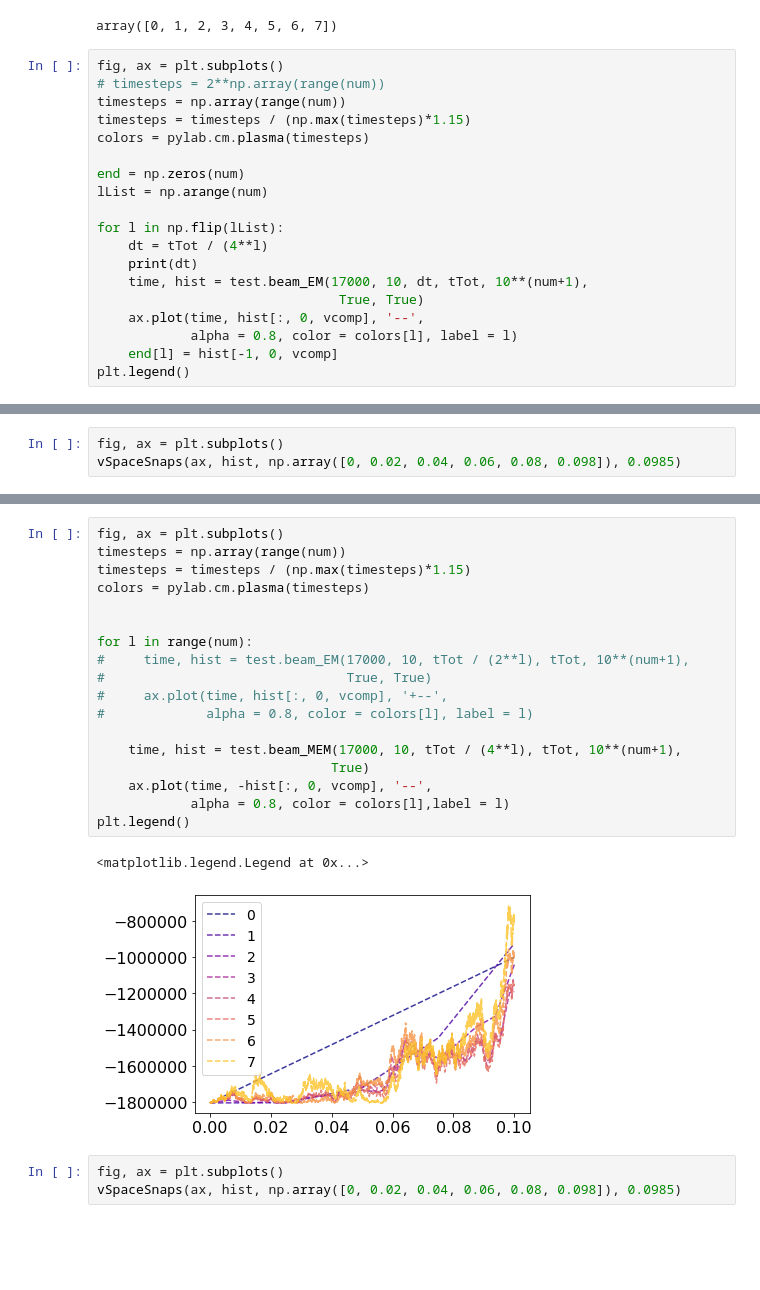
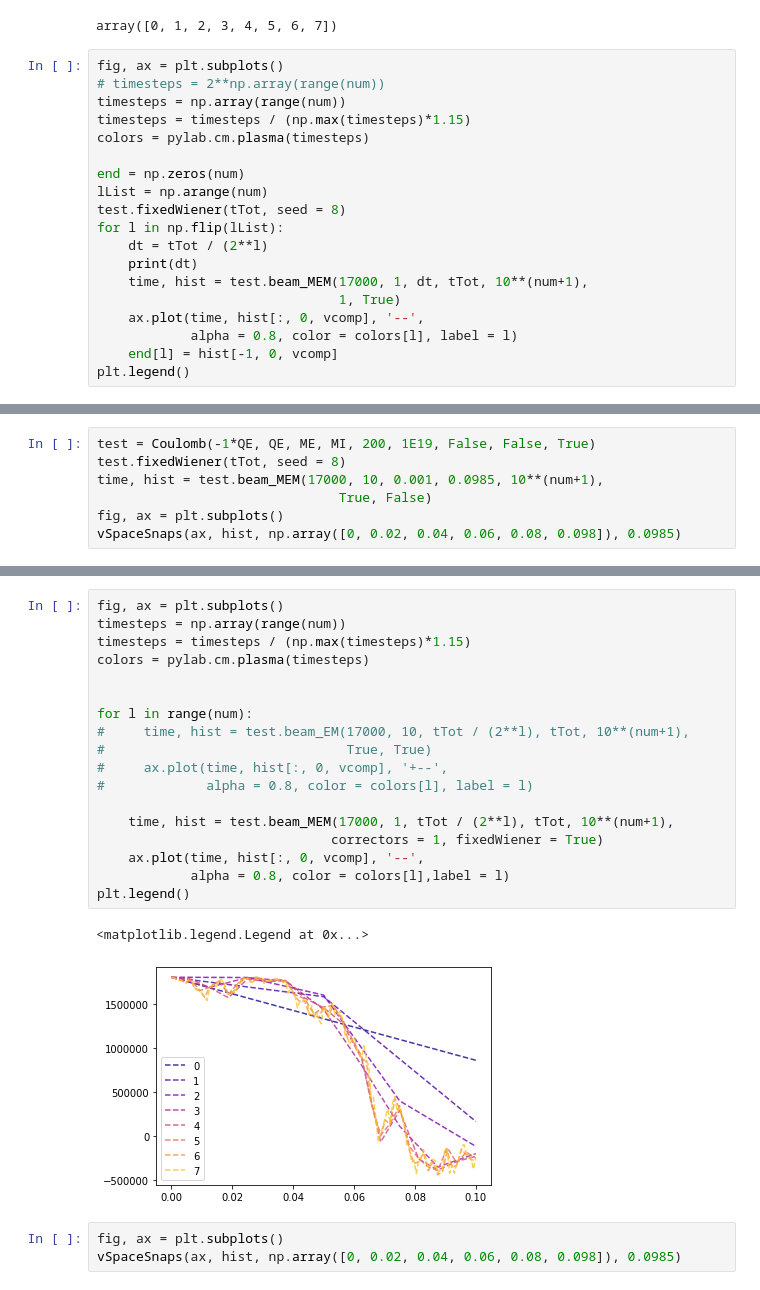
Before and after one commit to lauraxinzhang/CoulombCollisions, a Jupyter notebook: Convergence.ipynb, the cells around one changed output, grey strips where cells are left out. Drawn from its saved outputs; the diff is of its cells as text; blank space fills up the shorter version.

Commit message:
added KL class for smooth Wiener processes; Strong convergence test now calls KL for dW

```diff
--- a/Convergence.ipynb
+++ b/Convergence.ipynb
@@ -68,12 +86,12 @@ colors = pylab.cm.plasma(timesteps)
 
 end = np.zeros(num)
 lList = np.arange(num)
-
+test.fixedWiener(tTot, seed = 8)
 for l in np.flip(lList):
-    dt = tTot / (4**l)
+    dt = tTot / (2**l)
     print(dt)
-    time, hist = test.beam_EM(17000, 10, dt, tTot, 10**(num+1),
-                               True, True)
+    time, hist = test.beam_MEM(17000, 1, dt, tTot, 10**(num+1),
+                               1, True)
     ax.plot(time, hist[:, 0, vcomp], '--',
             alpha = 0.8, color = colors[l], label = l)
     end[l] = hist[-1, 0, vcomp]
@@ -99,4 +119,8 @@ plt.plot(np.abs(np.diff(end))/end[:-1])
 # %%
+test = Coulomb(-1*QE, QE, ME, MI, 200, 1E19, False, False, True)
+test.fixedWiener(tTot, seed = 8)
+time, hist = test.beam_MEM(17000, 10, 0.001, 0.0985, 10**(num+1),
+                               True, False)
 fig, ax = plt.subplots()
 vSpaceSnaps(ax, hist, np.array([0, 0.02, 0.04, 0.06, 0.08, 0.098]), 0.0985)
 # %% [output]
@@ -106,24 +130,24 @@ vSpaceSnaps(ax, hist, np.array([0, 0.02, 0.04, 0.06, 0.08, 0.098]), 0.0985)
 # %%
 fig, ax = plt.subplots()
 timesteps = np.array(range(num))
 timesteps = timesteps / (np.max(timesteps)*1.15)
 colors = pylab.cm.plasma(timesteps)
 
 
 for l in range(num):
 #     time, hist = test.beam_EM(17000, 10, tTot / (2**l), tTot, 10**(num+1),
 #                               True, True)
 #     ax.plot(time, hist[:, 0, vcomp], '+--',
 #             alpha = 0.8, color = colors[l], label = l)
 
-    time, hist = test.beam_MEM(17000, 10, tTot / (4**l), tTot, 10**(num+1),
-                              True)
-    ax.plot(time, -hist[:, 0, vcomp], '--',
+    time, hist = test.beam_MEM(17000, 1, tTot / (2**l), tTot, 10**(num+1),
+                              correctors = 1, fixedWiener = True)
+    ax.plot(time, hist[:, 0, vcomp], '--',
             alpha = 0.8, color = colors[l],label = l)
 plt.legend()
 # %% [output]
 <matplotlib.legend.Legend at 0x...>
-[figure, old version]
+[figure, new version]
 # %%
 fig, ax = plt.subplots()
 vSpaceSnaps(ax, hist, np.array([0, 0.02, 0.04, 0.06, 0.08, 0.098]), 0.0985)
```
Also changed, not shown: parts of 8 cells of this notebook, 4 other files.
